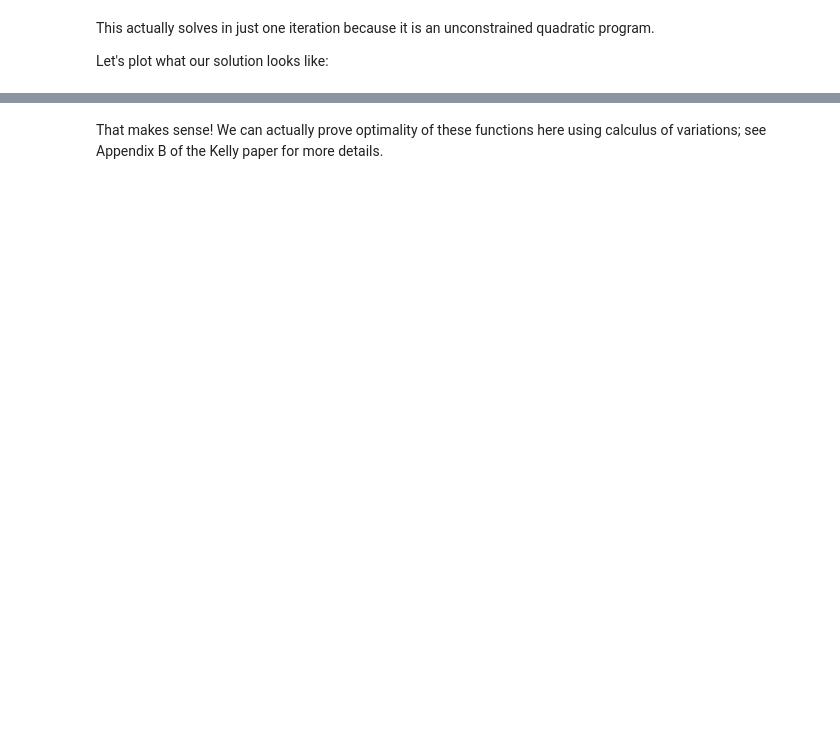
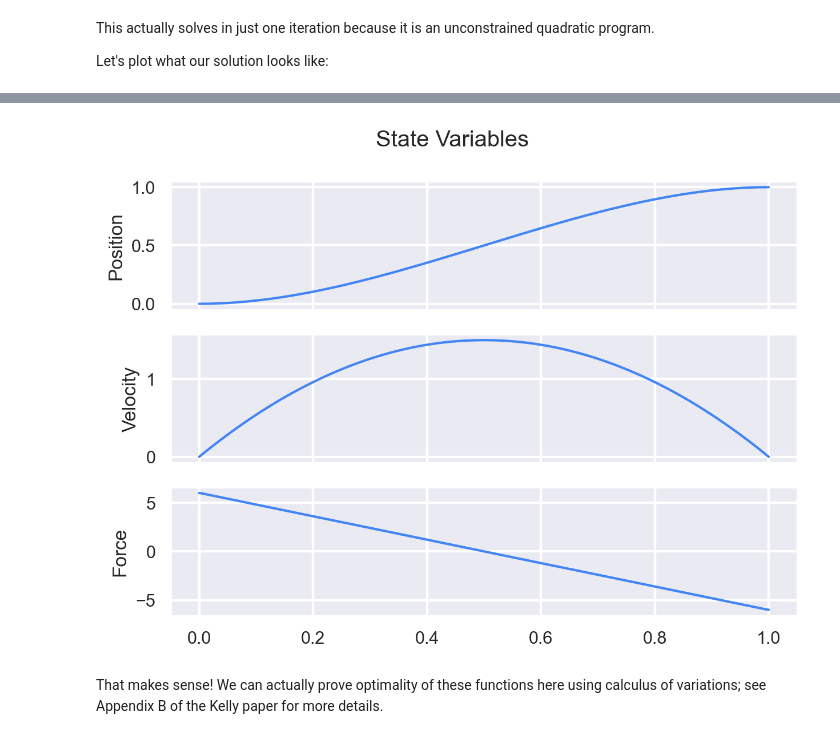
Before and after one commit to peterdsharpe/AeroSandbox, a Jupyter notebook: tutorial/03 - Trajectory Optimization and Optimal Control/02 - Optimal Control/01 - Block Move/01 - Block Move in Fixed Time.ipynb, the cells around one changed output, grey strips where cells are left out. Drawn from its saved outputs; the diff is of its cells as text; code cells hidden in the pictures; blank space fills up the shorter version.

Commit message:
simplify and modernize plotting

```diff
--- a/tutorial/03 - Trajectory Optimization and Optimal Control/02 - Optimal Control/01 - Block Move/01 - Block Move in Fixed Time.ipynb
+++ b/tutorial/03 - Trajectory Optimization and Optimal Control/02 - Optimal Control/01 - Block Move/01 - Block Move in Fixed Time.ipynb
@@ -140,2 +109,17 @@ plt.show()
+# %%
+import matplotlib.pyplot as plt
+import aerosandbox.tools.pretty_plots as p
+
+fig, ax = plt.subplots(3, sharex=True)
+for a, (name, var) in zip(ax, {
+    "Position": position,
+    "Velocity": velocity,
+    "Force"   : force,
+}.items()):
+    a.plot(sol.value(time), sol.value(var))
+    a.set_ylabel(name)
+p.show_plot("State Variables")
+# %% [output]
+[figure, added]
 # %% [markdown]
 That makes sense! We can actually prove optimality of these functions here using calculus of variations; see Appendix B of the Kelly paper for more details.
```
Also changed, not shown: parts of 2 cells of this notebook.
